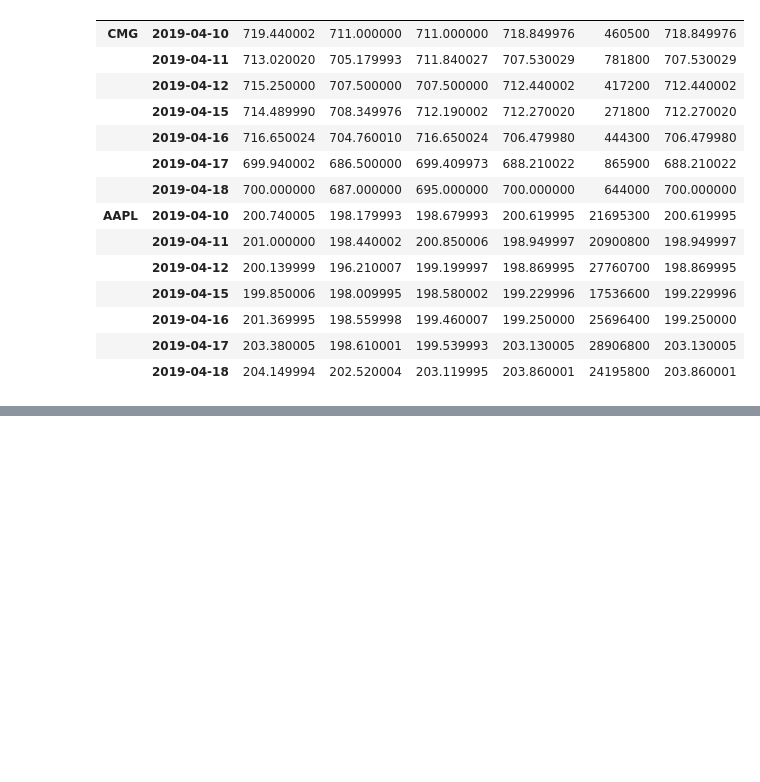
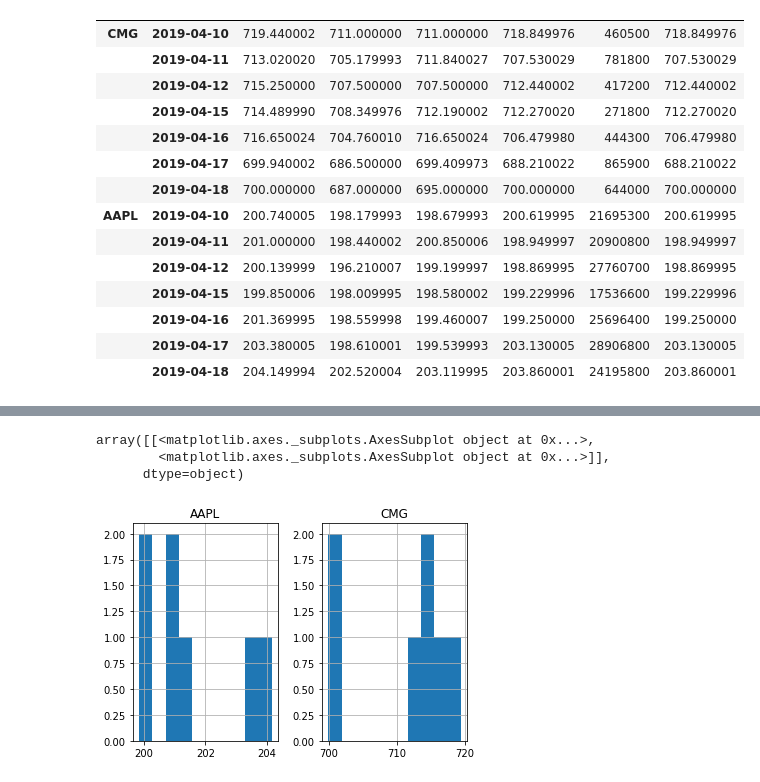
Before and after one commit to scienclick/stockmaster, a Jupyter notebook: stockmaster.ipynb, the cells around one changed output, grey strips where cells are left out. Cells and saved outputs as stored; diff of their text form; code cells hidden in the pictures; blank space fills up the shorter version.

```diff
--- a/stockmaster.ipynb
+++ b/stockmaster.ipynb
@@ -72,0 +120,7 @@ pulled
+# %%
+pulled.unstack(0)['High'].hist()
+# %% [output]
+array([[<matplotlib.axes._subplots.AxesSubplot object at 0x...>,
+        <matplotlib.axes._subplots.AxesSubplot object at 0x...>]],
+      dtype=object)
+[figure, added]
```
Also changed, not shown: parts of 4 cells of this notebook.
